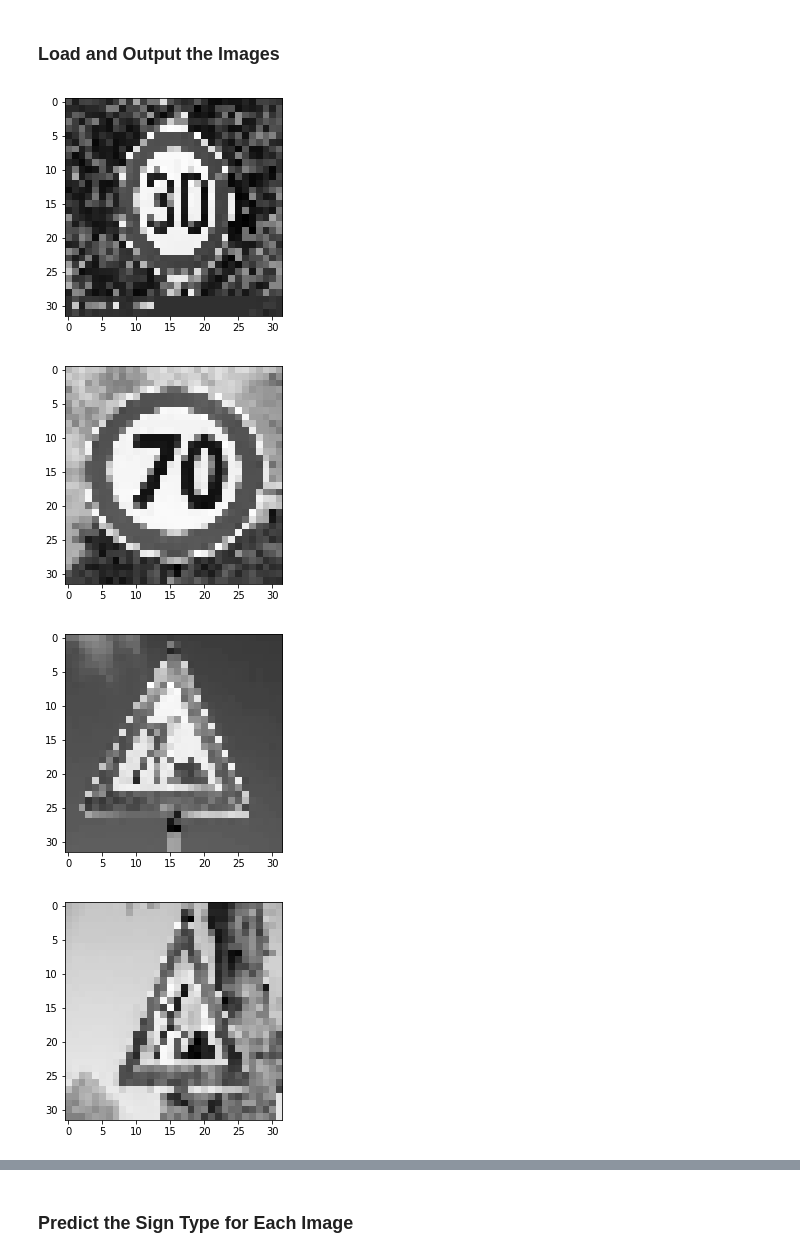
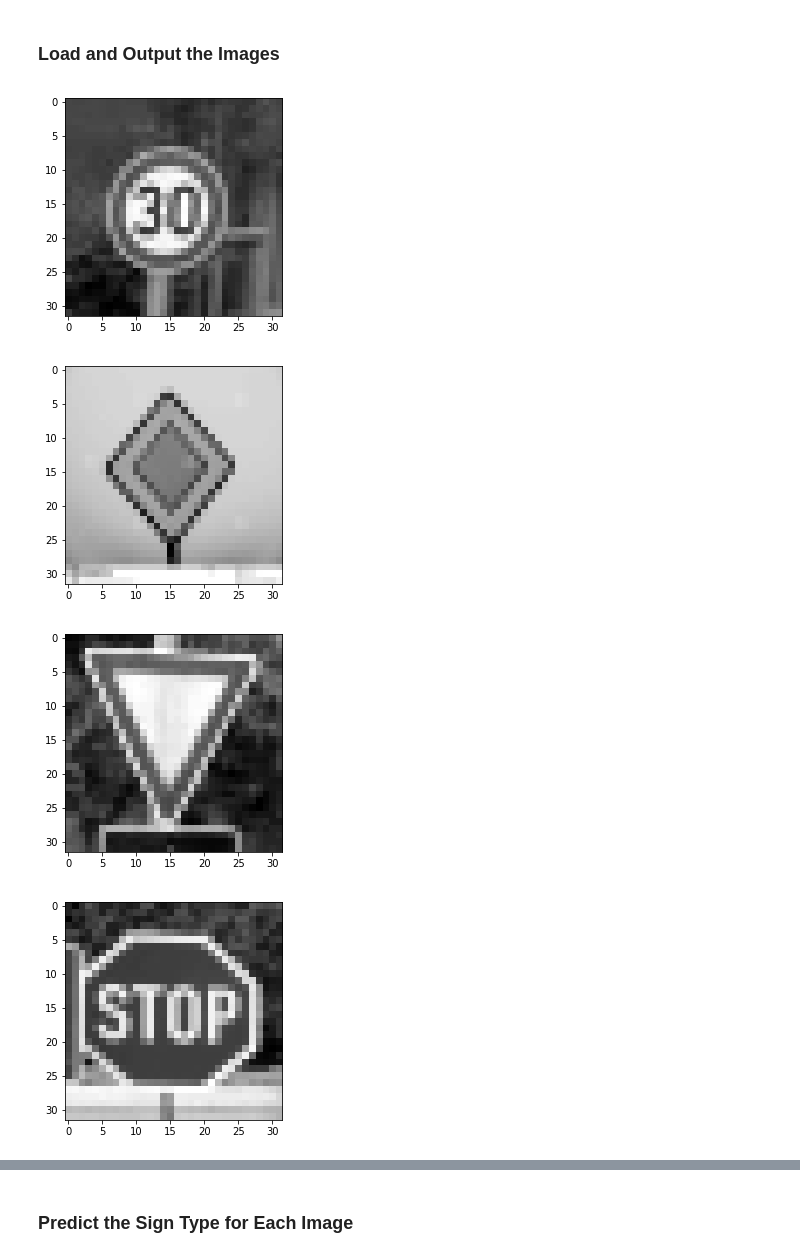
Before and after one commit to DirkH78/CarND-Traffic-Sign-Classifier-Project, a Jupyter notebook: Traffic_Sign_Classifier.ipynb, the cells around one changed output, grey strips where cells are left out. Drawn from its saved outputs; the diff is of its cells as text; code cells hidden in the pictures.

```diff
--- a/Traffic_Sign_Classifier.ipynb
+++ b/Traffic_Sign_Classifier.ipynb
@@ -156,25 +166,26 @@ def grayscale(img):
     return cv2.cvtColor(img, cv2.COLOR_RGB2GRAY)
     # Or use BGR2GRAY if you read an image with cv2.imread()
     # return cv2.cvtColor(img, cv2.COLOR_BGR2GRAY)
+
+def normImage(img):
+    return -0.5 + (grayscale(img)/255) #normalizing the image
+
 X_train_norm=np.zeros((n_train, 32,32,1))
 for i in range (n_train):
-    X_train_norm[i,:,:,0]=grayscale(X_train[i,:,:,:])
-    X_train_norm[i,:,:,0]=(X_train_norm[i,:,:,0]-128)/128
+    X_train_norm[i,:,:,0]=normImage(X_train[i,:,:,:])
 
 X_test_norm=np.zeros((n_test, 32,32,1))
 for i in range (n_test):
-    X_test_norm[i,:,:,0]=grayscale(X_test[i,:,:,:])
-    X_test_norm[i,:,:,0]=(X_test_norm[i,:,:,0]-128)/128
+    X_test_norm[i,:,:,0]=normImage(X_test[i,:,:,:])
 
 X_valid_norm=np.zeros((n_validation, 32,32,1))
 for i in range (n_validation):
-    X_valid_norm[i,:,:,0]=grayscale(X_valid[i,:,:,:])
-    X_valid_norm[i,:,:,0]=(X_valid_norm[i,:,:,0]-128)/128
+    X_valid_norm[i,:,:,0]=normImage(X_valid[i,:,:,:])
 
 for i in range(0,n_train,1000):
     print(y_train[i])
     plt.imshow(X_train_norm[i,:,:,0], cmap='gray')
-    plt.show()
+    plt.show() #show some test pictures with labels
 # %% [output]
 41
 [figure]
@@ -282,16 +284,16 @@ sets imply underfitting. A high accuracy on the training set but low accuracy on
 ### the accuracy on the test set should be calculated and reported as well.
 ### Feel free to use as many code cells as needed.
 from sklearn.utils import shuffle
-rate = 0.0002 #0.001
-EPOCHS = 50 #300 #10
-BATCH_SIZE = 1024 #128
-KP = 0.3 #Start value for keep_prob
+rate1 = 0.0005 #start value of rate
+rate2 = 0.00001 #target value of rate
+EPOCHS = 20
+BATCH_SIZE = 128
+KP = 0.4 #start value for keep_prob
 
+rate = tf.placeholder(tf.float32) # dynamic rate
 keep_prob = tf.placeholder(tf.float32) # probability to keep units
 
-selectconv=tf.Variable(tf.truncated_normal(shape=(5, 5, 1, 6), mean = 0, stddev = 0.1))
-
-logits = LeNet(x,selectconv)
+logits = LeNet(x)
 cross_entropy = tf.nn.softmax_cross_entropy_with_logits(labels=one_hot_y, logits=logits)
 loss_operation = tf.reduce_mean(cross_entropy)
 optimizer = tf.train.AdamOptimizer(learning_rate = rate)
@@ -321,10 +323,12 @@ with tf.Session() as sess:
         for offset in range(0, n_train, BATCH_SIZE):
             end = offset + BATCH_SIZE
             batch_x, batch_y = X_train_norm[offset:end], y_train[offset:end]
-            sess.run(training_operation, feed_dict={x: batch_x, y: batch_y, keep_prob: KP+((1-KP)/(EPOCHS))*i})
+            sess.run(training_operation, feed_dict={x: batch_x, y: batch_y, keep_prob: KP+((1-KP)/(EPOCHS))*i, rate: rate1+((rate2-rate1)/(EPOCHS))*i})
+
         validation_accuracy = evaluate(X_valid_norm, y_valid)
         print("EPOCH {} ...".format(i+1))
         print("Keep Prob = {:.4f}".format(KP+((1-KP)/(EPOCHS))*i))
+        print("Rate = {:.6f}".format(rate1+((rate2-rate1)/(EPOCHS))*i))
         print("Validation Accuracy = {:.3f}".format(validation_accuracy))
         print()
 
@@ -368,23 +372,24 @@ You may find `signnames.csv` useful as it contains mappings from the class id (i
 # %%
 ### Load the images and plot them here.
 ### Feel free to use as many code cells as needed.
 import os
+import cv2
 import matplotlib.image as mpimg
 from skimage.transform import rescale, resize, downscale_local_mean
 filelist=os.listdir("newExamples/")
 filelist
 noOfPic=len(filelist)
 newtestx=np.zeros((noOfPic, 32,32,1))
 for i in range (noOfPic):
-    image = grayscale(mpimg.imread('newExamples/'+filelist[i]))
-    image_rescaled = resize(image, (32, 32))
-    newtestx[i,:,:,0]=(image_rescaled-128)/128
+    image = grayscale(mpimg.imread('newExamples/'+filelist[i])) #load all pictures in folder
+    image_rescaled = cv2.resize(image, (32, 32), interpolation=cv2.INTER_AREA) #resize to 32,32
+    newtestx[i,:,:,0]=-0.5 + (image_rescaled/255) #nomalize
     plt.imshow(newtestx[i,:,:,0], cmap='gray')
     plt.show()
 
-newtesty=np.array([3,4,25,25,9,33,17,13])
+newtesty=np.array([1,12,13,14,17,38]) #labels for new set
 # %% [output]
-[figure, old version]
+[figure, new version]
-[figure, old version]
+[figure, new version]
-[figure, old version]
+[figure, new version]
-[figure, old version]
+[figure, new version]
```
Also changed, not shown: parts of 15 cells of this notebook, 8 other files.
